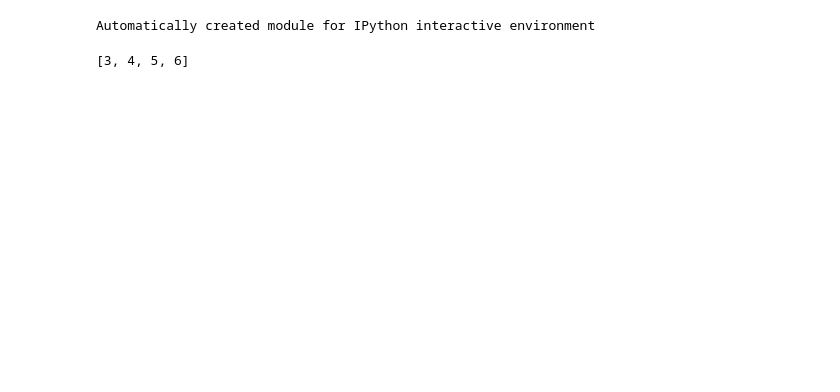
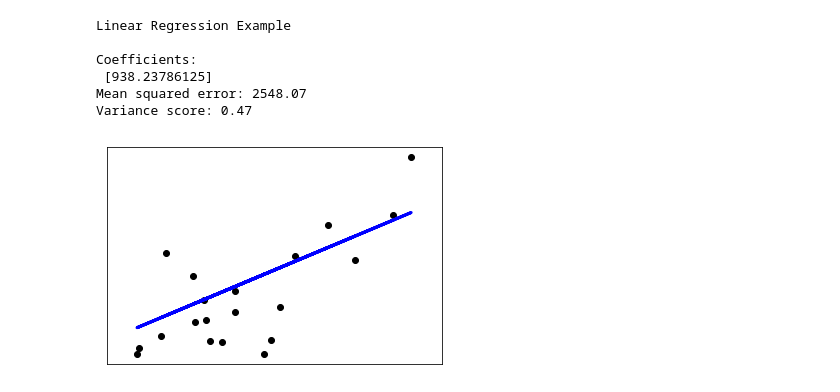
Before and after one commit to mpsamurai/ml-101-exercises, a Jupyter notebook: 01_linear_regressions/teraoka/01_linear_regressions.ipynb, the cells around one changed output. Saved outputs shown, nothing was run; the diff lists cells and outputs as text; code cells hidden in the pictures; blank space fills up the shorter version.

Commit message:
update image add

```diff
--- a/01_linear_regressions/teraoka/01_linear_regressions.ipynb
+++ b/01_linear_regressions/teraoka/01_linear_regressions.ipynb
@@ -27,65 +47,71 @@
 # %% [markdown]
 <img src="images/IMG_1630.jpg" width="500px" transform="rotate(1, 1)">
 # %%
+"""
+Linear Regression Example
+"""
+
 print(__doc__)  # __doc__を使うと、各クラスやメソッドの概要を閲覧出来る
 
 
 # Code source: Jaques Grobler
 # License: BSD 3 clause
 
 
 import matplotlib.pyplot as plt  # matplotlib.pyplotモジュールを読み込む
 import numpy as np  # numpyを読み込む
 from sklearn import datasets, linear_model  # sklearnを読み込む
 from sklearn.metrics import mean_squared_error, r2_score  # sklearn.metricsを読み込む
 # 以下 jupyter へ表示用
 %matplotlib inline
 np.set_printoptions(threshold=100)
 # Load the diabetes dataset
 diabetes = datasets.load_diabetes()  #  sklearnのdatasetsを読み込む
 
 
 # Use only one feature
 diabetes_X = diabetes.data[:, np.newaxis, 2]  # datasetsのdict['data']を取り出し、次元数を追加
 
-# # Split the data into training/testing sets
-diabetes_X_train = diabetes_X[:-20]  # トレーニングデータとして、配列の先頭から末尾から数えて20番目までを取得
+# Split the data into training/testing sets
+diabetes_X_train = diabetes_X[:-20]  # トレーニング用に、学習データを配列の先頭から末尾から数えて20番目までのデータ取得
 
-diabetes_X_test = diabetes_X[-20:]  # テストデータとして、配列の末尾から先頭から数えて20番目までを取得
+diabetes_X_test = diabetes_X[-20:]  # テスト用に、学習データを配列の末尾から先頭から数えて20番目までのデータ取得
 
-# # Split the targets into training/testing sets
-diabetes_y_train = diabetes.target[:-20]
-# diabetes_y_test = diabetes.target[-20:]
+# Split the targets into training/testing sets
+diabetes_y_train = diabetes.target[:-20]  # トレーニング用にdatasetに入っている正解ラベルデータを配列の先頭から末尾から数えて20番目までのデータ取得
+diabetes_y_test = diabetes.target[-20:]  # テスト用に、datasetに入っている正解ラベルデータを配列の末尾から先頭から数えて20番目までのデータ取得
 
-# # Create linear regression object
-# regr = linear_model.LinearRegression()
+# Create linear regression object
+regr = linear_model.LinearRegression()  # 線形回帰モデルのインスタンスを作る
 
-# # Train the model using the training sets
-# regr.fit(diabetes_X_train, diabetes_y_train)
+# Train the model using the training sets
+regr.fit(diabetes_X_train, diabetes_y_train)  # 作成したモデルインスタンスに対して学習を実行する
 
-# # Make predictions using the testing set
-# diabetes_y_pred = regr.predict(diabetes_X_test)
 
-# # The coefficients
-# print('Coefficients: \n', regr.coef_)
-# # The mean squared error
-# print("Mean squared error: %.2f"
-#       % mean_squared_error(diabetes_y_test, diabetes_y_pred))
-# # Explained variance score: 1 is perfect prediction
-# print('Variance score: %.2f' % r2_score(diabetes_y_test, diabetes_y_pred))
+# Make predictions using the testing set
+diabetes_y_pred = regr.predict(diabetes_X_test)  # 学習済みのモデルインスタンスに対してトレーニング(検証)を行い、結果を変数へ渡す
 
-# # Plot outputs
-# plt.scatter(diabetes_X_test, diabetes_y_test,  color='black')
-# plt.plot(diabetes_X_test, diabetes_y_pred, color='blue', linewidth=3)
+# The coefficients
+print('Coefficients: \n', regr.coef_)  # 重みなどの係数を出力
+# The mean squared error
+print("Mean squared error: %.2f"
+       % mean_squared_error(diabetes_y_test, diabetes_y_pred))  # 二乗平均誤差を出力
+# Explained variance score: 1 is perfect prediction
+print('Variance score: %.2f' % r2_score(diabetes_y_test, diabetes_y_pred))  # 決定係数(当てはまりの良さ)を表示
 
-# plt.xticks(())
-# plt.yticks(())
+# Plot outputs
+plt.scatter(diabetes_X_test, diabetes_y_test,  color='black')  # テスト用のデータをscatter表示
+plt.plot(diabetes_X_test, diabetes_y_pred, color='blue', linewidth=3)  # トレーニング結果を回帰直線で表示させている
 
-# plt.show()
+plt.xticks(())
+plt.yticks(())
+
+plt.show()
 # %% [output]
-Automatically created module for IPython interactive environment
+Linear Regression Example
+
+Coefficients:
+ [938.23786125]
+Mean squared error: 2548.07
+Variance score: 0.47
+[figure, added]
-# %%
-x = [1,2,3,4,5,6]
-x[-4:]
-# %% [output]
-[3, 4, 5, 6]
```
Also changed, not shown: parts of 15 cells of this notebook, 2 other files.
